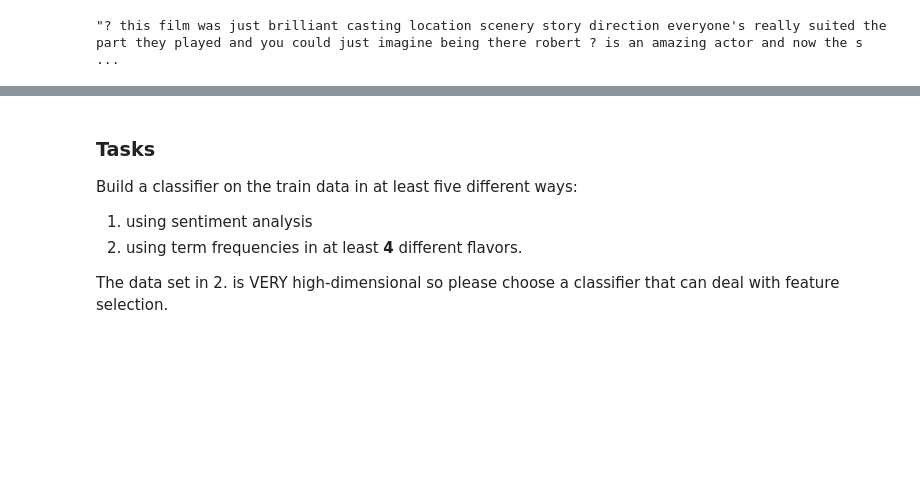
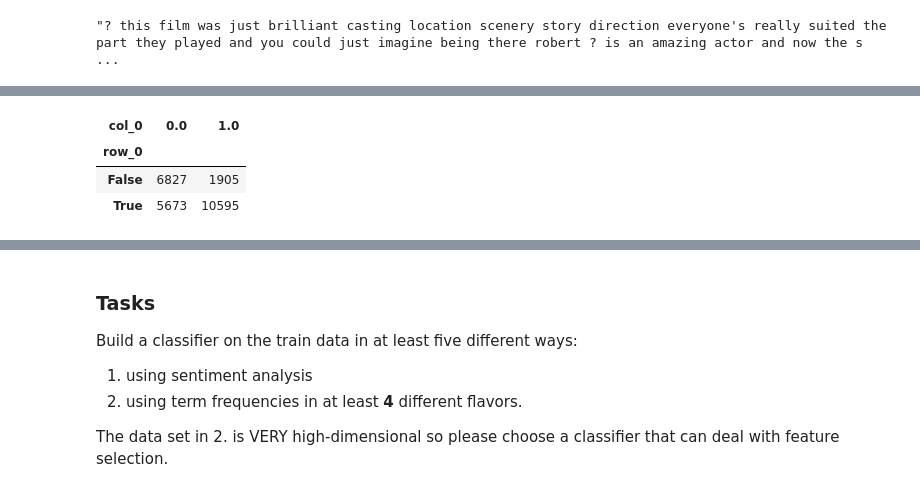
Before and after one commit to markusloecher/DataScience-HWR, a Jupyter notebook: TWSM/Class2.ipynb, the cells around one changed output, grey strips where cells are left out. Saved outputs shown, nothing was run; the diff lists cells and outputs as text; code cells hidden in the pictures; blank space fills up the shorter version.

```diff
--- a/TWSM/Class2.ipynb
+++ b/TWSM/Class2.ipynb
@@ -142,0 +189,7 @@ for j in range(N):
+# %%
+pd.crosstab(SentScore>0, y_train)
+# %% [output]
+| col_0 | 0.0 | 1.0 |
+| row_0 |  |  |
+| False | 6827 | 1905 |
+| True | 5673 | 10595 |
```
Also changed, not shown: parts of 34 cells of this notebook.
